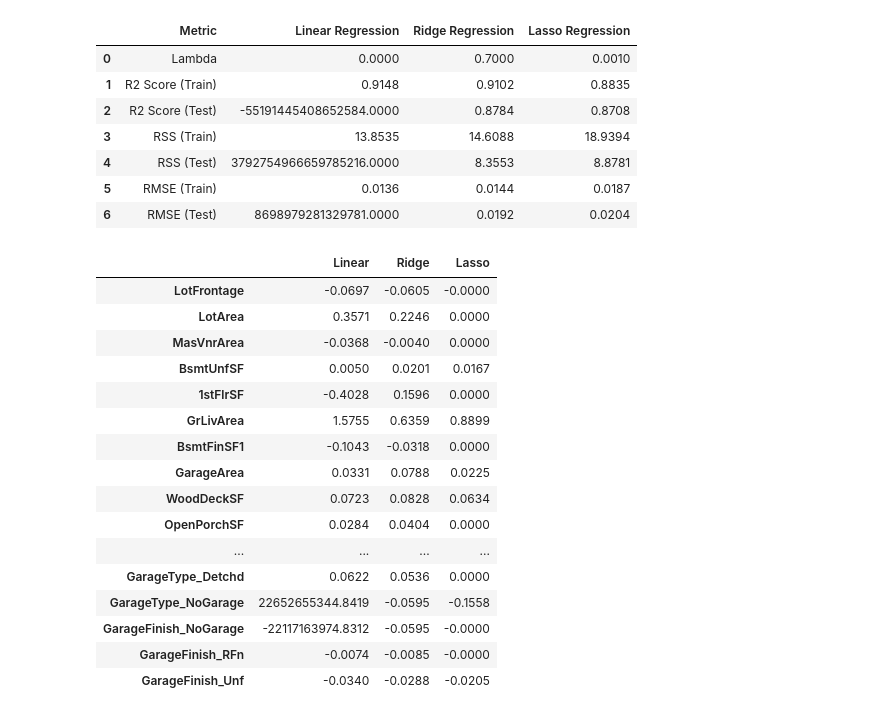
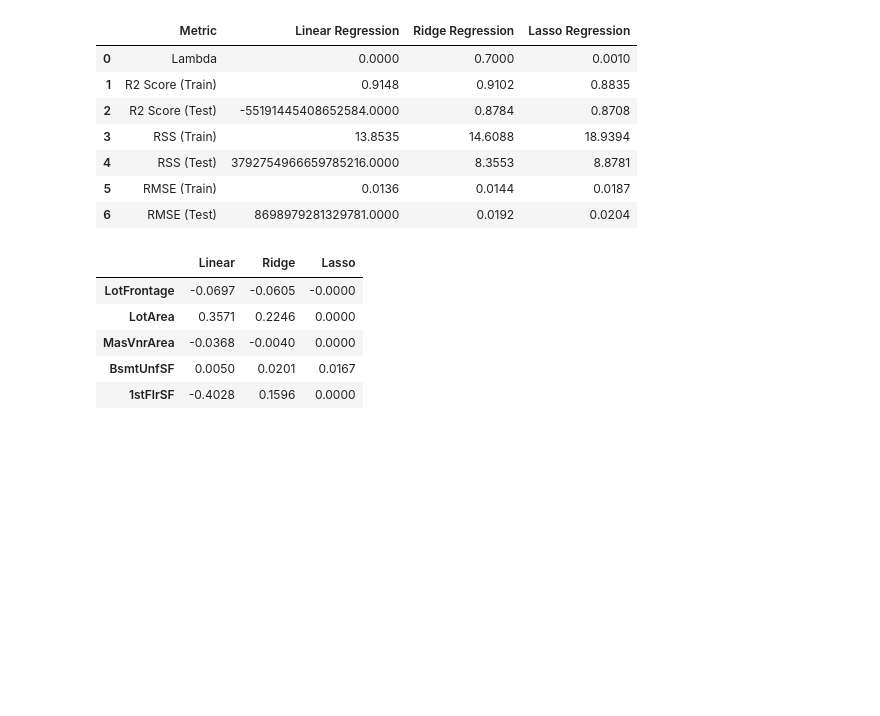
Before and after one commit to jtkSource/surprise-housing, a Jupyter notebook: surprise-housing.ipynb, the cells around one changed output. Drawn from its saved outputs; the diff is of its cells as text; code cells hidden in the pictures; blank space fills up the shorter version.

```diff
--- a/surprise-housing.ipynb
+++ b/surprise-housing.ipynb
@@ -1101,27 +1055,16 @@ final_metric
 # %%
 # comparing the coefficients
 betas = pd.DataFrame(index=X.columns)
 betas.rows = X.columns
 betas['Linear'] = lm.coef_
 betas['Ridge'] = ridge.coef_
 betas['Lasso'] = lasso.coef_
 pd.set_option('display.max_rows', None)
-betas
+betas.head()
 # %% [output]
 |  | Linear | Ridge | Lasso |
 | LotFrontage | -0.0697 | -0.0605 | -0.0000 |
 | LotArea | 0.3571 | 0.2246 | 0.0000 |
 | MasVnrArea | -0.0368 | -0.0040 | 0.0000 |
 | BsmtUnfSF | 0.0050 | 0.0201 | 0.0167 |
 | 1stFlrSF | -0.4028 | 0.1596 | 0.0000 |
-| GrLivArea | 1.5755 | 0.6359 | 0.8899 |
-| BsmtFinSF1 | -0.1043 | -0.0318 | 0.0000 |
-| GarageArea | 0.0331 | 0.0788 | 0.0225 |
-| WoodDeckSF | 0.0723 | 0.0828 | 0.0634 |
-| OpenPorchSF | 0.0284 | 0.0404 | 0.0000 |
-| ... | ... | ... | ... |
-| GarageType_Detchd | 0.0622 | 0.0536 | 0.0000 |
-| GarageType_NoGarage | 22652655344.8419 | -0.0595 | -0.1558 |
-| GarageFinish_NoGarage | -22117163974.8312 | -0.0595 | -0.0000 |
-| GarageFinish_RFn | -0.0074 | -0.0085 | -0.0000 |
-| GarageFinish_Unf | -0.0340 | -0.0288 | -0.0205 |
```
Also changed, not shown: parts of 5 cells of this notebook.
